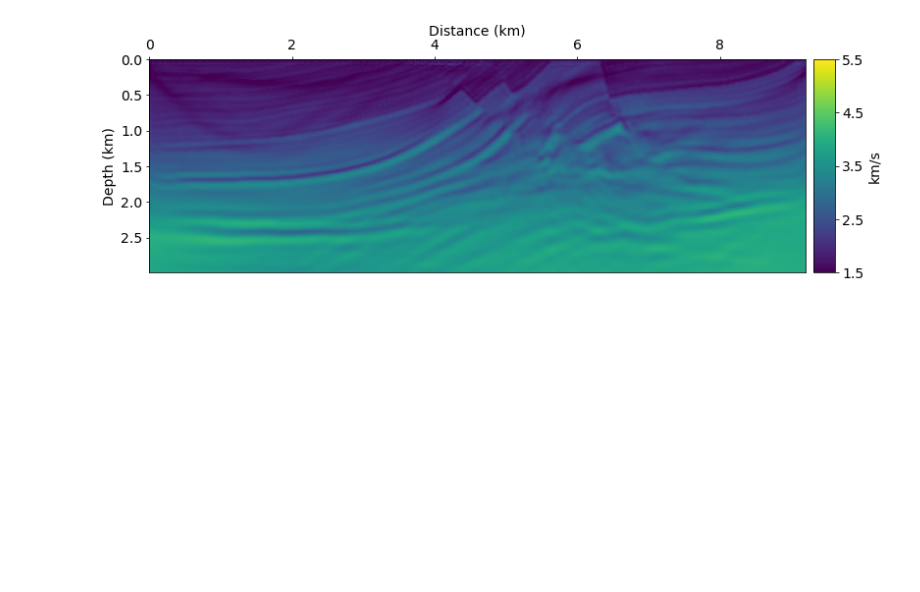
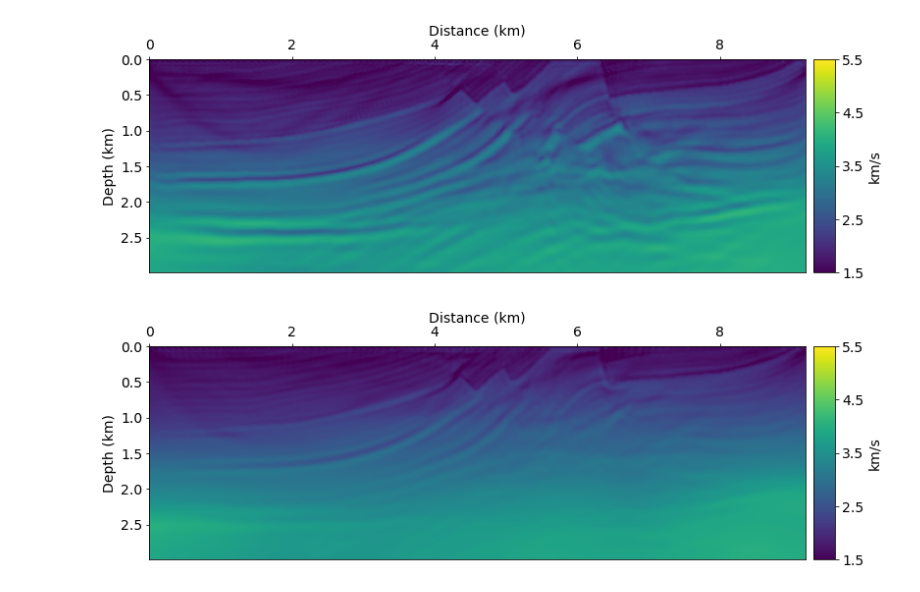
Before and after one commit to pkgpl/fwi_project_example, a Jupyter notebook: results/InversionResults.ipynb, the cells around one changed output. Cells and saved outputs as stored; diff of their text form; code cells hidden in the pictures; blank space fills up the shorter version.

```diff
--- a/results/InversionResults.ipynb
+++ b/results/InversionResults.ipynb
@@ -44,3 +46,7 @@ plot.plot_vel(vel_nag, h, vmin, vmax)
 plot.plot_vel(vel_mnt, h, vmin, vmax)
 # %% [output]
 [figure]
+# %%
+plot.plot_vel(vel_gd, h, vmin, vmax)
+# %% [output]
+[figure, added]
```
Also changed, not shown: parts of 2 cells of this notebook.
